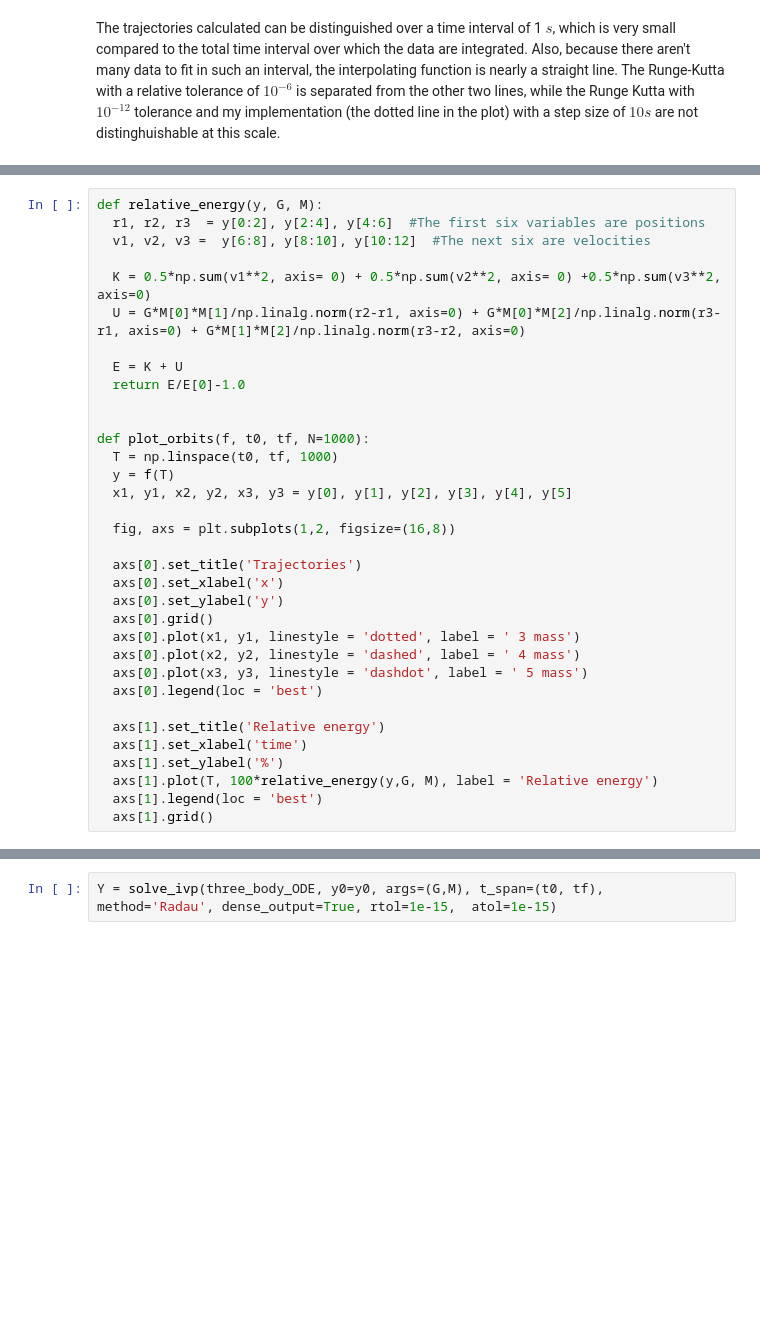
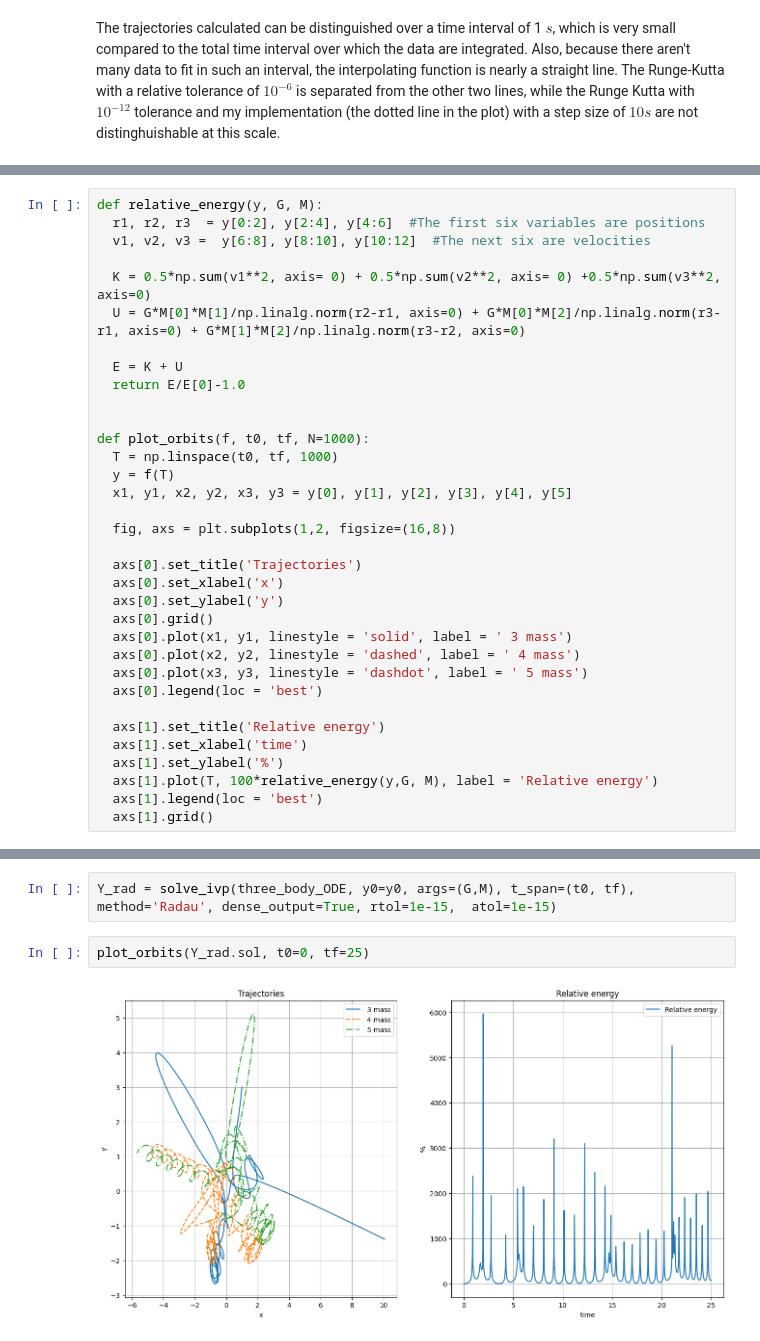
Before and after one commit to Giacomo-Menegatti/Celestial-Mechanics, a Jupyter notebook: Homework2/Homework2.ipynb, the cells around one changed output, grey strips where cells are left out. Cells and saved outputs as stored; diff of their text form; blank space fills up the shorter version.

```diff
--- a/Homework2/Homework2.ipynb
+++ b/Homework2/Homework2.ipynb
@@ -266,7 +292,7 @@ def plot_orbits(f, t0, tf, N=1000):
   axs[0].set_xlabel('x')
   axs[0].set_ylabel('y')
   axs[0].grid()
-  axs[0].plot(x1, y1, linestyle = 'dotted', label = ' 3 mass')
+  axs[0].plot(x1, y1, linestyle = 'solid', label = ' 3 mass')
   axs[0].plot(x2, y2, linestyle = 'dashed', label = ' 4 mass')
   axs[0].plot(x3, y3, linestyle = 'dashdot', label = ' 5 mass')
   axs[0].legend(loc = 'best')
@@ -294,2 +321,6 @@ With the standard Runge-Kutta method the system can't solved with enough accurac
 # %%
-Y = solve_ivp(three_body_ODE, y0=y0, args=(G,M), t_span=(t0, tf), method='Radau', dense_output=True, rtol=1e-15,  atol=1e-15)
+Y_rad = solve_ivp(three_body_ODE, y0=y0, args=(G,M), t_span=(t0, tf), method='Radau', dense_output=True, rtol=1e-15,  atol=1e-15)
+# %%
+plot_orbits(Y_rad.sol, t0=0, tf=25)
+# %% [output]
+[figure, added]
```
Also changed, not shown: parts of 27 cells of this notebook, 4 other files.
